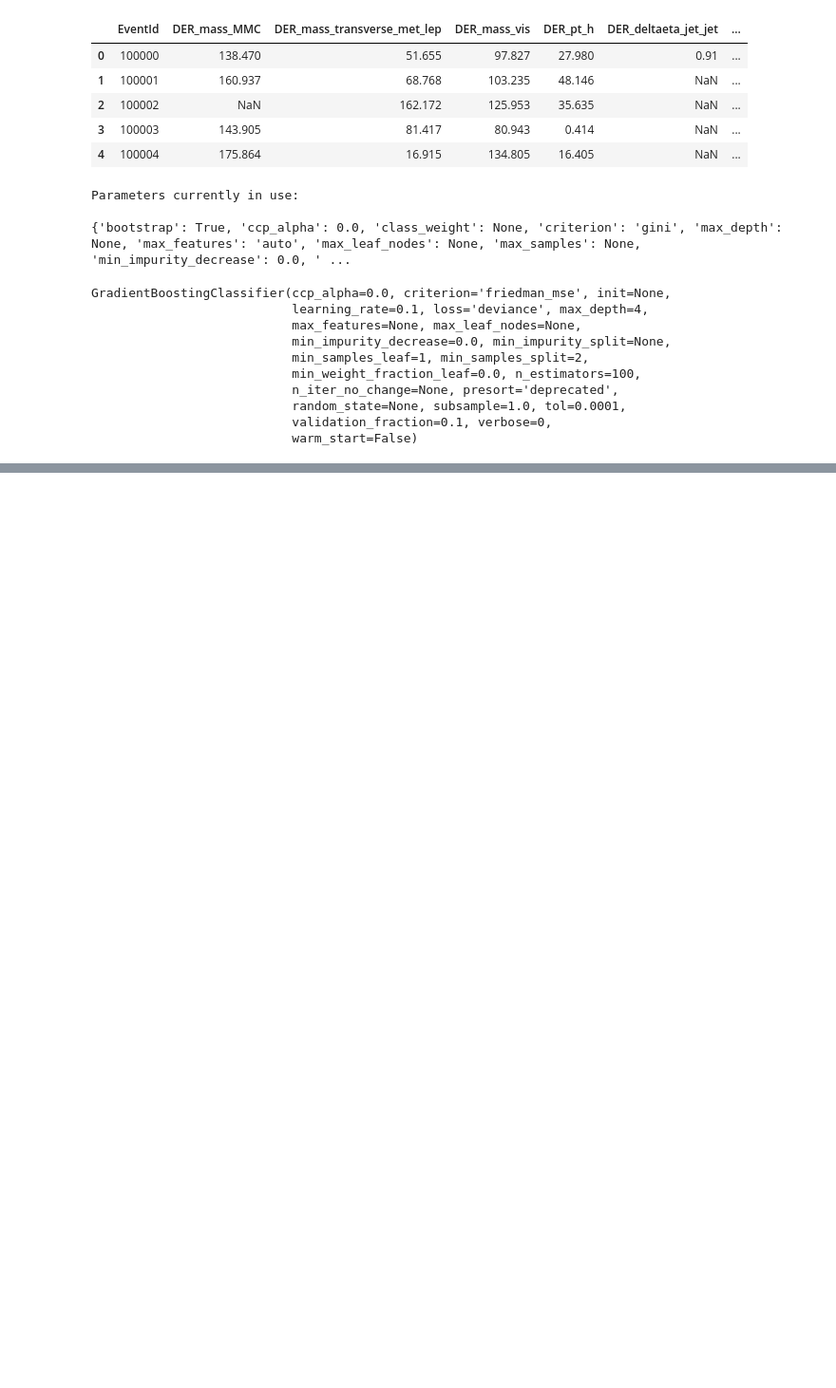
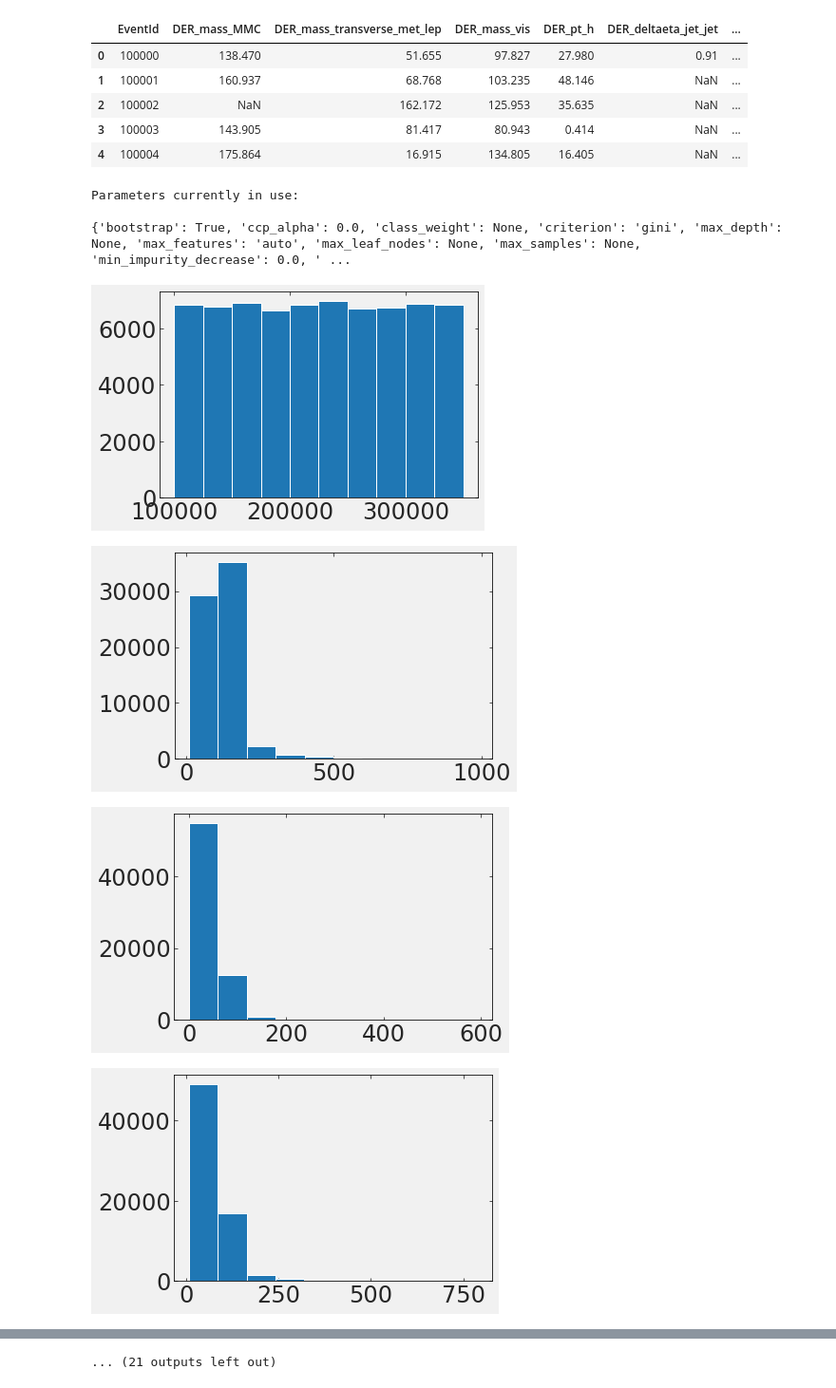
Before and after one commit to gio-bis/MLPNS2021, a Jupyter notebook: BosonHiggs.ipynb, the cells around one changed output, grey strips where cells are left out. Shown at 95% size. Saved outputs shown, nothing was run; the diff lists cells and outputs as text; code cells hidden in the pictures; blank space fills up the shorter version.

```diff
--- a/BosonHiggs.ipynb
+++ b/BosonHiggs.ipynb
@@ -97,6 +97,8 @@ higgsdata.head()
 | 2 | 100002 | NaN | 162.172 | 125.953 | 35.635 | NaN | ... |
 | 3 | 100003 | 143.905 | 81.417 | 80.943 | 0.414 | NaN | ... |
 | 4 | 100004 | 175.864 | 16.915 | 134.805 | 16.405 | NaN | ... |
+# %%
+higgsdata = higgsdata.dropna(axis = 0)
 # %%
 labels = higgsdata["Label"]
 # %%
@@ -118,16 +120,12 @@ Parameters currently in use:
 {'bootstrap': True, 'ccp_alpha': 0.0, 'class_weight': None, 'criterion': 'gini', 'max_depth': None, 'max_features': 'auto', 'max_leaf_nodes': None, 'max_samples': None, 'min_impurity_decrease': 0.0, ' ...
 # %%
 gbt = GradientBoostingClassifier(max_depth=4)
-# %%
-gbt
-# %% [output]
-GradientBoostingClassifier(ccp_alpha=0.0, criterion='friedman_mse', init=None,
-                           learning_rate=0.1, loss='deviance', max_depth=4,
-                           max_features=None, max_leaf_nodes=None,
-                           min_impurity_decrease=0.0, min_impurity_split=None,
-                           min_samples_leaf=1, min_samples_split=2,
-                           min_weight_fraction_leaf=0.0, n_estimators=100,
-                           n_iter_no_change=None, presort='deprecated',
-                           random_state=None, subsample=1.0, tol=0.0001,
-                           validation_fraction=0.1, verbose=0,
-                           warm_start=False)
+# %%
+for c in higgsdata.columns:
+  pl.figure()
+  pl.hist(higgsdata[c])
+# %% [output]
+[figure, added]
+[figure, added]
+[figure, added]
+[figure, added]
@@ -133,0 +140 @@ GradientBoostingClassifier(ccp_alpha=0.0, criterion='friedman_mse', init=None,
+... (21 outputs left out)
```
Also changed, not shown: parts of 12 cells of this notebook.
